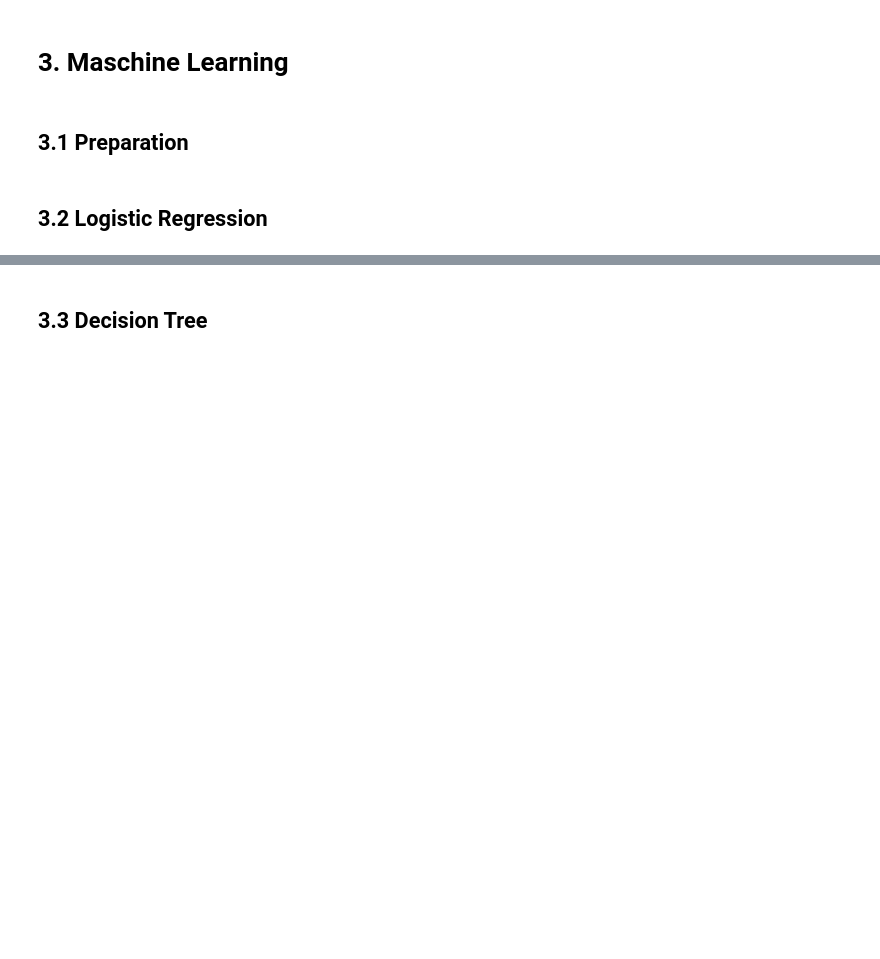
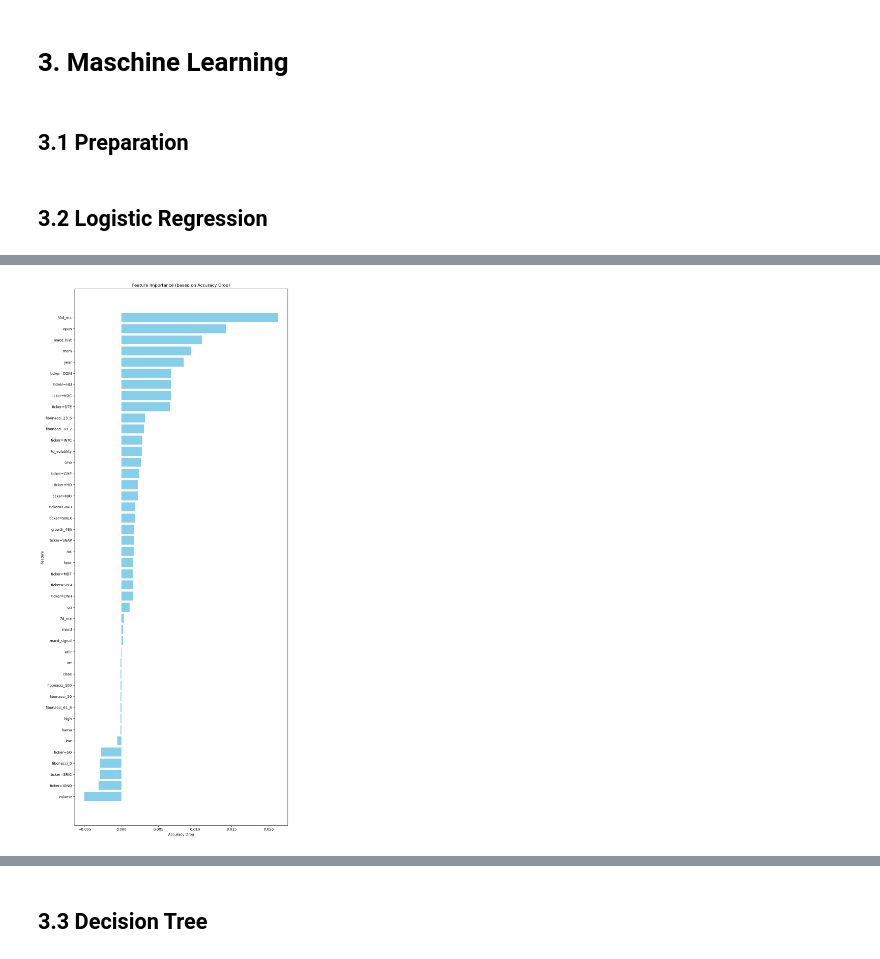
Before and after one commit to pynat/stable_coin, a Jupyter notebook: notebook.ipynb, the cells around one changed output, grey strips where cells are left out. Cells and saved outputs as stored; diff of their text form; code cells hidden in the pictures; blank space fills up the shorter version.

```diff
--- a/notebook.ipynb
+++ b/notebook.ipynb
@@ -885,0 +890,19 @@ Accuracy on Test-Set: 0.51744
+# %%
+# Filter out features with 0 impact
+filtered_features = {k: v for k, v in feature_accuracies.items() if v != 0.0}
+
+# Sort the remaining features
+sorted_features = sorted(filtered_features.items(), key=lambda x: x[1], reverse=True)
+features, importance = zip(*sorted_features)
+
+# Plot updated chart
+plt.figure(figsize=(10, len(features) * 0.5))  # Adjust height dynamically
+plt.barh(features, importance, color='skyblue')
+plt.xlabel('Accuracy Drop')
+plt.ylabel('Feature')
+plt.title('Feature Importance (based on Accuracy Drop)')
+plt.gca().invert_yaxis()
+plt.tight_layout()
+plt.show()
+# %% [output]
+[figure, added]
```
Also changed, not shown: parts of 15 cells of this notebook.
